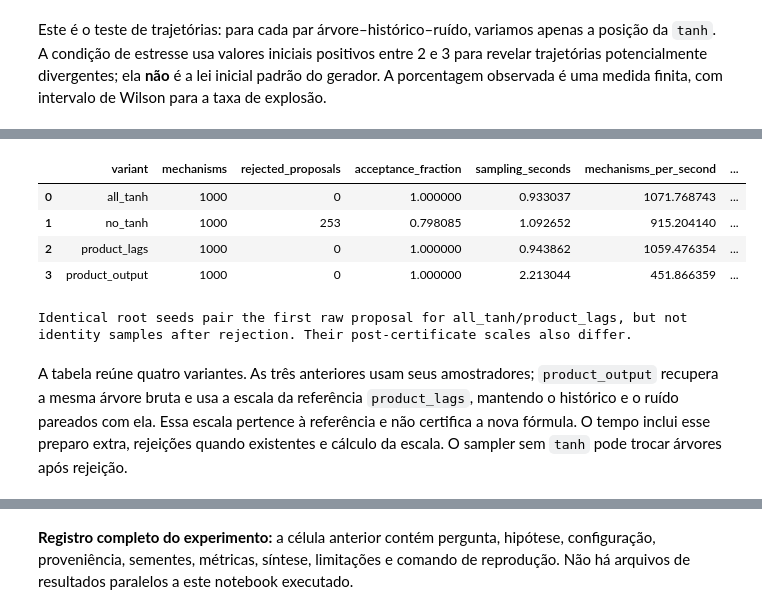
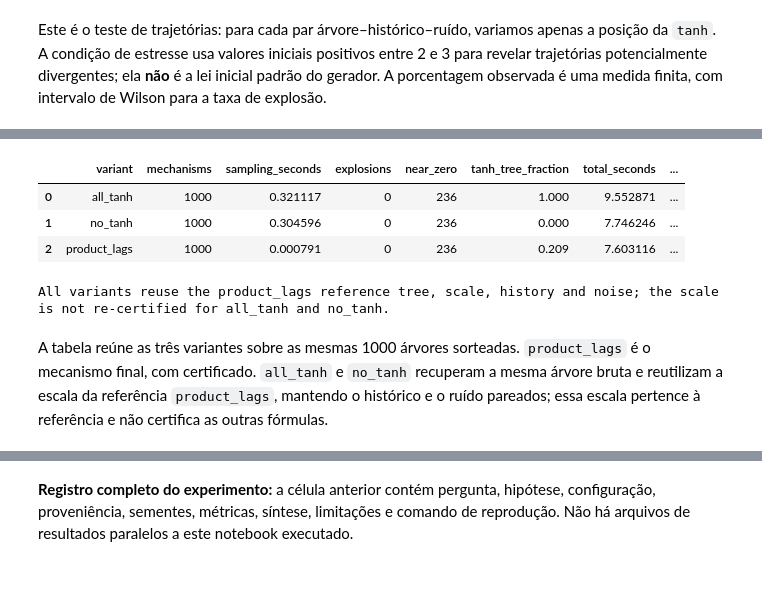
Before and after one commit to MateusWiteck/tsfmxai, a Jupyter notebook: experiments/abstract_syntax_tree/shao_wu_selective_tanh/00_product_lag_ablation.ipynb, the cells around one changed output, grey strips where cells are left out. Cells and saved outputs as stored; diff of their text form; code cells hidden in the pictures; blank space fills up the shorter version.

```diff
--- a/experiments/abstract_syntax_tree/shao_wu_selective_tanh/00_product_lag_ablation.ipynb
+++ b/experiments/abstract_syntax_tree/shao_wu_selective_tanh/00_product_lag_ablation.ipynb
@@ -22,8 +20,7 @@ from IPython.display import display
 
 ROOT = next(p for p in (Path.cwd().resolve(), *Path.cwd().resolve().parents) if (p / 'src' / 'tsfmxai').exists())
 if str(ROOT / 'src') not in sys.path: sys.path.insert(0, str(ROOT / 'src'))
-from tsfmxai.generators import (global_expression_bounds, saturate_all_lags,
-    saturate_product_lags, saturate_product_outputs, simulate_innovation_path)
+from tsfmxai.generators import (global_expression_bounds, saturate_product_lags, simulate_innovation_path)
 from tsfmxai.evaluation import StabilityDiagnosticConfig, diagnose_stability_prefixes, wilson_interval
 from tsfmxai.representations import Add, Lag, MechanismBinding, Multiply, Parameter, Tanh, to_bound_formula, walk
 
@@ -34,7 +31,7 @@ NOISE_STD = .05
 DIAG = StabilityDiagnosticConfig(HORIZONS, 100., 3 * NOISE_STD, 24)
 COEFFICIENTS = {'a': 1.3, 'b': .15, 'c': .08}
 INITIAL_LAWS = {'usual': (-1., 1.), 'stress': (2., 3.)}
-VARIANTS = ('all_tanh', 'no_tanh', 'product_lags', 'product_output')
+VARIANTS = ('all_tanh', 'no_tanh', 'product_lags')
 CASES = [(1, 'linear', (1,))]
 for k in (2, 3, 4):
     CASES += [(k, 'same', (1,) * k), (k, 'distinct', tuple(range(1, k + 1)))]
@@ -53,10 +50,20 @@ def product_tree(lags):
     binding = MechanismBinding(COEFFICIENTS, {'linear': 5, **{f'l{i}': lag for i, lag in enumerate(lags)}})
     return tree, binding
 
+def saturate_all_lags(node):
+    """Local ablation transform: wrap every lag leaf in tanh."""
+    if isinstance(node, Lag):
+        return Tanh(node)
+    if isinstance(node, Parameter):
+        return node
+    if isinstance(node, Tanh):
+        return Tanh(saturate_all_lags(node.operand))
+    return type(node)(saturate_all_lags(node.left), saturate_all_lags(node.right))
+
+
 def transformed_trees(tree):
     return {'all_tanh': saturate_all_lags(tree), 'no_tanh': tree,
-            'product_lags': saturate_product_lags(tree),
-            'product_output': saturate_product_outputs(tree)}
+            'product_lags': saturate_product_lags(tree)}
 
 def global_gain(tree, binding):
     _, derivatives = global_expression_bounds(tree, binding, num_series=1, order=5)
@@ -199,64 +209,55 @@ A figura mostra um exemplo pareado, e a tabela final compara todas as combinaç
 # %%
-from dataclasses import replace
 from tsfmxai.generators import (RandomTreeConfig, ShaoWuConfig, sample_shao_wu_mechanisms,
                                  SampledMechanism, sample_random_mechanism)
 from tsfmxai.evaluation.generator_tradeoff import benchmark_stability_method
 RANDOM_COUNT = 1000
 BASE_TREE = RandomTreeConfig(minimum_operators=1, maximum_operators=6,
-    num_series=1, minimum_lag=1, maximum_lag=12, parameter_probability=.55,
-    time_probability=0., lag_probability=.45, add_probability=.8,
+    num_series=1, minimum_lag=1, maximum_lag=16, parameter_probability=.55,
     minimum_parameter_magnitude=.05, maximum_parameter_magnitude=.8,
-    require_lag=True, require_time=False, coefficient_gate_lags=False)
+    lag_probability=.45, add_probability=.8)
 RANDOM_CONFIG = ShaoWuConfig(tree_config=BASE_TREE, innovation_std=NOISE_STD, target_gain=.8)
-RANDOM_VARIANTS = {'all_tanh': 'tanh', 'no_tanh': 'identity',
-                   'product_lags': 'product_lags', 'product_output': None}
+reference = sample_shao_wu_mechanisms(RANDOM_CONFIG, root_seed=SEED, count=RANDOM_COUNT)  # product_lags
 random_comparison = []
-for variant, transform in RANDOM_VARIANTS.items():
+for variant in VARIANTS:
     started = perf_counter()
-    if variant == 'product_output':
-        reference = sample_shao_wu_mechanisms(replace(RANDOM_CONFIG, lag_transform='product_lags'),
-                                              root_seed=SEED, count=RANDOM_COUNT)
+    if variant == 'product_lags':
+        mechanisms = reference
+    else:
         mechanisms = []
         for ref in reference:
             base = sample_random_mechanism(BASE_TREE, seed=ref.seed, sample_index=ref.sample_index)
-            tree = Multiply(Parameter('PRODUCT_OUTPUT_SCALE'), saturate_product_outputs(base.expression))
-            binding = MechanismBinding({**base.binding.parameter_values, 'PRODUCT_OUTPUT_SCALE': ref.scale},
+            tree = saturate_all_lags(base.expression) if variant == 'all_tanh' else base.expression
+            tree = Multiply(Parameter('REFERENCE_SCALE'), tree)
+            binding = MechanismBinding({**base.binding.parameter_values, 'REFERENCE_SCALE': ref.scale},
                                        base.binding.lag_values)
             mechanisms.append(SampledMechanism(tree, binding, ref.seed, ref.sample_index))
-    else:
-        mechanisms = sample_shao_wu_mechanisms(replace(RANDOM_CONFIG, lag_transform=transform),
-                                               root_seed=SEED, count=RANDOM_COUNT)
-    sample_time = perf_counter() - started  # inclui todas as propostas rejeitadas
-    rejected = sum(getattr(m, 'proposal_attempt', 0) for m in mechanisms)
+    sample_time = perf_counter() - started
     evaluated = benchmark_stability_method(variant, mechanisms, root_seed=SEED,
         diagnostic_config=DIAG, innovation_std=NOISE_STD,
         sampling_seconds=sample_time, keep_examples=0)
     full = [r for r in evaluated['outcomes'] if r['horizon'] == 384]
     random_comparison.append(dict(variant=variant, mechanisms=RANDOM_COUNT,
-        rejected_proposals=rejected, acceptance_fraction=RANDOM_COUNT/(RANDOM_COUNT+rejected),
-        sampling_seconds=sample_time, mechanisms_per_second=RANDOM_COUNT/sample_time,
+        sampling_seconds=sample_time,
         explosions=sum(r['exploded'] for r in full),
         near_zero=sum(r['near_zero'] for r in full),
         tanh_tree_fraction=np.mean([any(isinstance(n, Tanh) for e in
                                          (m.expressions if hasattr(m, 'expressions') else (m.expression,))
                                          for n in walk(e)) for m in mechanisms]),
         total_seconds=evaluated['performance']['total_seconds'],
-        global_contraction_certificate=variant != 'product_output'))
+        global_contraction_certificate=variant == 'product_lags'))
 random_summary = pd.DataFrame(random_comparison)
 random_summary['explosion_pct'] = 100*random_summary.explosions/RANDOM_COUNT
 random_summary['near_zero_pct'] = 100*random_summary.near_zero/RANDOM_COUNT
 display(random_summary)
-print('Identical root seeds pair the first raw proposal for all_tanh/product_lags,',
-      'but not identity samples after rejection. Their post-certificate scales also differ.')
+print('All variants reuse the product_lags reference tree, scale, history and noise; the scale is not re-certified for all_tanh and no_tanh.')
 # %% [output]
-|  | variant | mechanisms | rejected_proposals | acceptance_fraction | sampling_seconds | mechanisms_per_second | ... |
-| 0 | all_tanh | 1000 | 0 | 1.000000 | 0.933037 | 1071.768743 | ... |
-| 1 | no_tanh | 1000 | 253 | 0.798085 | 1.092652 | 915.204140 | ... |
-| 2 | product_lags | 1000 | 0 | 1.000000 | 0.943862 | 1059.476354 | ... |
-| 3 | product_output | 1000 | 0 | 1.000000 | 2.213044 | 451.866359 | ... |
+|  | variant | mechanisms | sampling_seconds | explosions | near_zero | tanh_tree_fraction | total_seconds | ... |
+| 0 | all_tanh | 1000 | 0.321117 | 0 | 236 | 1.000 | 9.552871 | ... |
+| 1 | no_tanh | 1000 | 0.304596 | 0 | 236 | 0.000 | 7.746246 | ... |
+| 2 | product_lags | 1000 | 0.000791 | 0 | 236 | 0.209 | 7.603116 | ... |
-Identical root seeds pair the first raw proposal for all_tanh/product_lags, but not identity samples after rejection. Their post-certificate scales also differ.
+All variants reuse the product_lags reference tree, scale, history and noise; the scale is not re-certified for all_tanh and no_tanh.
 # %% [markdown]
-A tabela reúne quatro variantes. As três anteriores usam seus amostradores; `product_output` recupera a mesma árvore bruta e usa a escala da referência `product_lags`, mantendo o histórico e o ruído pareados com ela. Essa escala pertence à referência e não certifica a nova fórmula. O tempo inclui esse preparo extra, rejeições quando existentes e cálculo da escala. O sampler sem `tanh` pode trocar árvores após rejeição.
+A tabela reúne as três variantes sobre as mesmas 1000 árvores sorteadas. `product_lags` é o mecanismo final, com certificado. `all_tanh` e `no_tanh` recuperam a mesma árvore bruta e reutilizam a escala da referência `product_lags`, mantendo o histórico e o ruído pareados; essa escala pertence à referência e não certifica as outras fórmulas.
 # %%
 # Registro completo do experimento: pergunta, configuração, proveniência, métricas e reprodução.
 source_paths = ('src/tsfmxai/generators/shao_wu.py', 'src/tsfmxai/generators/random_expression.py',
```
Also changed, not shown: parts of 6 cells of this notebook, 1 other file.
